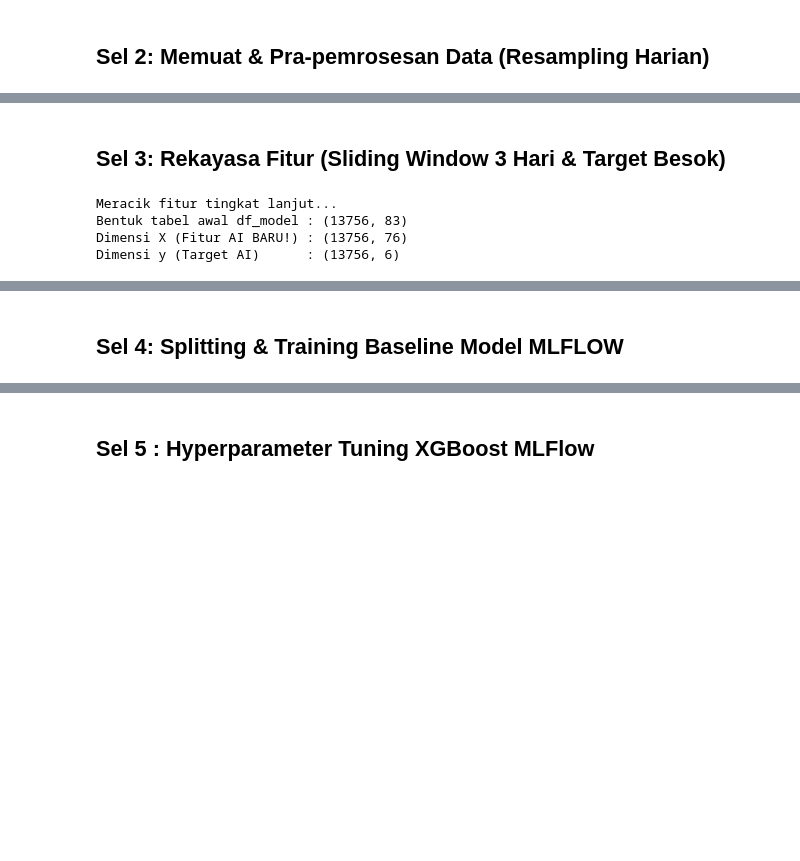
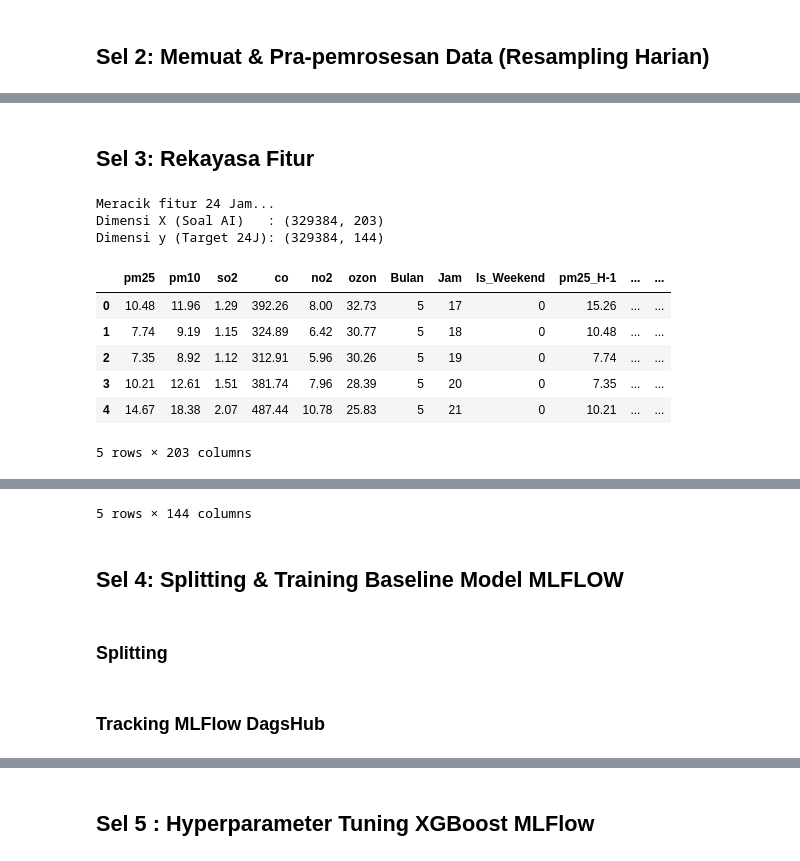
Before and after one commit to tegarkusuma12/Web-ISPU, a Jupyter notebook: data_training/model_training.ipynb, the cells around one changed output, grey strips where cells are left out. Cells and saved outputs as stored; diff of their text form; code cells hidden in the pictures; blank space fills up the shorter version.

Commit message:
coba training multioutput 24 jam

```diff
--- a/data_training/model_training.ipynb
+++ b/data_training/model_training.ipynb
@@ -119,60 +120,59 @@ Menambal data sensor yang bolong dengan interpolasi...
 # %% [markdown]
-## Sel 3: Rekayasa Fitur (Sliding Window 3 Hari & Target Besok)
+## Sel 3: Rekayasa Fitur
 # %%
-# Fungsi untuk membuat Sliding Window, Fitur Temporal, dan Rolling Stats
-def create_advanced_features(df_kota, n_lags=3):
+def create_advanced_features_24h(df_kota, n_lags=24, n_targets=24):
     df_temp = df_kota.copy()
 
-    # 🌟 FITUR BARU 1: KONTEKS WAKTU (TEMPORAL)
+    # FITUR TEMPORAL
     df_temp['Bulan'] = df_temp[kolom_waktu].dt.month
+    df_temp['Jam'] = df_temp[kolom_waktu].dt.hour
     df_temp['Is_Weekend'] = df_temp[kolom_waktu].dt.dayofweek.isin([5, 6]).astype(int)
 
     for p in polutan:
-        # --- FITUR LAMA: HISTORY (Kemarin t-1, Lusa t-2, dst) ---
+        # FITUR HISTORY: Lihat 24 jam ke belakang
         for i in range(1, n_lags + 1):
             df_temp[f'{p}_H-{i}'] = df_temp[p].shift(i)
 
-        # 🌟 FITUR BARU 2: TREN JANGKA MENENGAH (ROLLING STATS)
-        # PERBAIKAN: Menghapus .shift(1) sebelum rolling agar nilai HARI INI (t)
-        # ikut dihitung dalam rata-rata 3 hari terakhir (t, t-1, t-2).
-        # Ini aman dari data leakage karena target kita adalah BESOK (t+1).
-        df_temp[f'{p}_RollMean_3'] = df_temp[p].rolling(window=3).mean()
-        df_temp[f'{p}_RollMax_3'] = df_temp[p].rolling(window=3).max()
+        # FITUR ROLLING: 72 Jam Terakhir (3 Hari)
+        df_temp[f'{p}_RollMean_72'] = df_temp[p].rolling(window=72).mean()
+        df_temp[f'{p}_RollMax_72'] = df_temp[p].rolling(window=72).max()
 
-        # --- TARGET BESOK (t+1) ---
-        df_temp[f'TARGET_{p}_Besok'] = df_temp[p].shift(-1)
+        # TARGET 24 JAM KE DEPAN (Multi-Output)
+        for h in range(1, n_targets + 1):
+            df_temp[f'TARGET_{p}_T+{h}'] = df_temp[p].shift(-h)
 
     return df_temp
 
-print("Meracik fitur tingkat lanjut...")
-
-# Aplikasikan fungsi di atas untuk masing-masing kota/wilayah secara terpisah
-df_model = df_daily.groupby(kolom_kota, group_keys=False).apply(create_advanced_features)
-
-# Hapus baris yang memiliki NaN akibat pergeseran history, rolling, dan target besok
+print("Meracik fitur 24 Jam...")
+df_model = df_hourly.groupby(kolom_kota, group_keys=False).apply(create_advanced_features_24h)
 df_model = df_model.dropna().reset_index(drop=True)
 
-# Lakukan One-Hot Encoding untuk kolom id_wilayah (kolom_kota)
 df_model[kolom_kota] = df_model[kolom_kota].astype(str)
 df_model = pd.get_dummies(df_model, columns=[kolom_kota])
 
-# 1. Kumpulkan semua nama kolom target (6 Polutan Besok)
 kolom_target = [col for col in df_model.columns if 'TARGET_' in col]
-
-# 2. Pisahkan tabel jawaban (y)
 y = df_model[kolom_target]
 
-# 3. Pisahkan tabel soal (X)
-# PERBAIKAN: Membuang kolom teks 'kategori_ispu' dari tabel X (jika ada)
-# agar algoritma AI tidak crash karena mencoba membaca tipe data string/objek.
-kolom_bawaan_yg_harus_dibuang = [kolom_waktu, 'kategori_ispu']
-X = df_model.drop(columns=kolom_target + kolom_bawaan_yg_harus_dibuang, errors='ignore')
+kolom_bawaan = [kolom_waktu, 'kategori_ispu']
+X = df_model.drop(columns=kolom_target + kolom_bawaan, errors='ignore')
 
-print(f"Bentuk tabel awal df_model : {df_model.shape}")
-print(f"Dimensi X (Fitur AI BARU!) : {X.shape}")
-print(f"Dimensi y (Target AI)      : {y.shape}")
+print(f"Dimensi X (Soal AI)   : {X.shape}")
+print(f"Dimensi y (Target 24J): {y.shape}")
+
+# Sanity Check
+assert X.isna().sum().sum() == 0, "Ada NaN di data X!"
+assert y.isna().sum().sum() == 0, "Ada NaN di data y!"
+
+display(X.head())
+display(y.head())
 # %% [output]
-Meracik fitur tingkat lanjut...
-Bentuk tabel awal df_model : (13756, 83)
-Dimensi X (Fitur AI BARU!) : (13756, 76)
-Dimensi y (Target AI)      : (13756, 6)
+Meracik fitur 24 Jam...
+Dimensi X (Soal AI)   : (329384, 203)
+Dimensi y (Target 24J): (329384, 144)
+|  | pm25 | pm10 | so2 | co | no2 | ozon | Bulan | Jam | Is_Weekend | pm25_H-1 | ... | ... |
+| 0 | 10.48 | 11.96 | 1.29 | 392.26 | 8.00 | 32.73 | 5 | 17 | 0 | 15.26 | ... | ... |
+| 1 | 7.74 | 9.19 | 1.15 | 324.89 | 6.42 | 30.77 | 5 | 18 | 0 | 10.48 | ... | ... |
+| 2 | 7.35 | 8.92 | 1.12 | 312.91 | 5.96 | 30.26 | 5 | 19 | 0 | 7.74 | ... | ... |
+| 3 | 10.21 | 12.61 | 1.51 | 381.74 | 7.96 | 28.39 | 5 | 20 | 0 | 7.35 | ... | ... |
+| 4 | 14.67 | 18.38 | 2.07 | 487.44 | 10.78 | 25.83 | 5 | 21 | 0 | 10.21 | ... | ... |
+5 rows × 203 columns
@@ -179,2 +185,5 @@ Dimensi y (Target AI)      : (13756, 6)
+5 rows × 144 columns
 # %% [markdown]
 ## Sel 4: Splitting & Training Baseline Model MLFLOW
+# %% [markdown]
+### Splitting
@@ -180,0 +211,2 @@ Dimensi y (Target AI)      : (13756, 6)
+# %% [markdown]
+### Tracking MLFlow DagsHub
```
Also changed, not shown: parts of 9 cells of this notebook, 1 other file.
